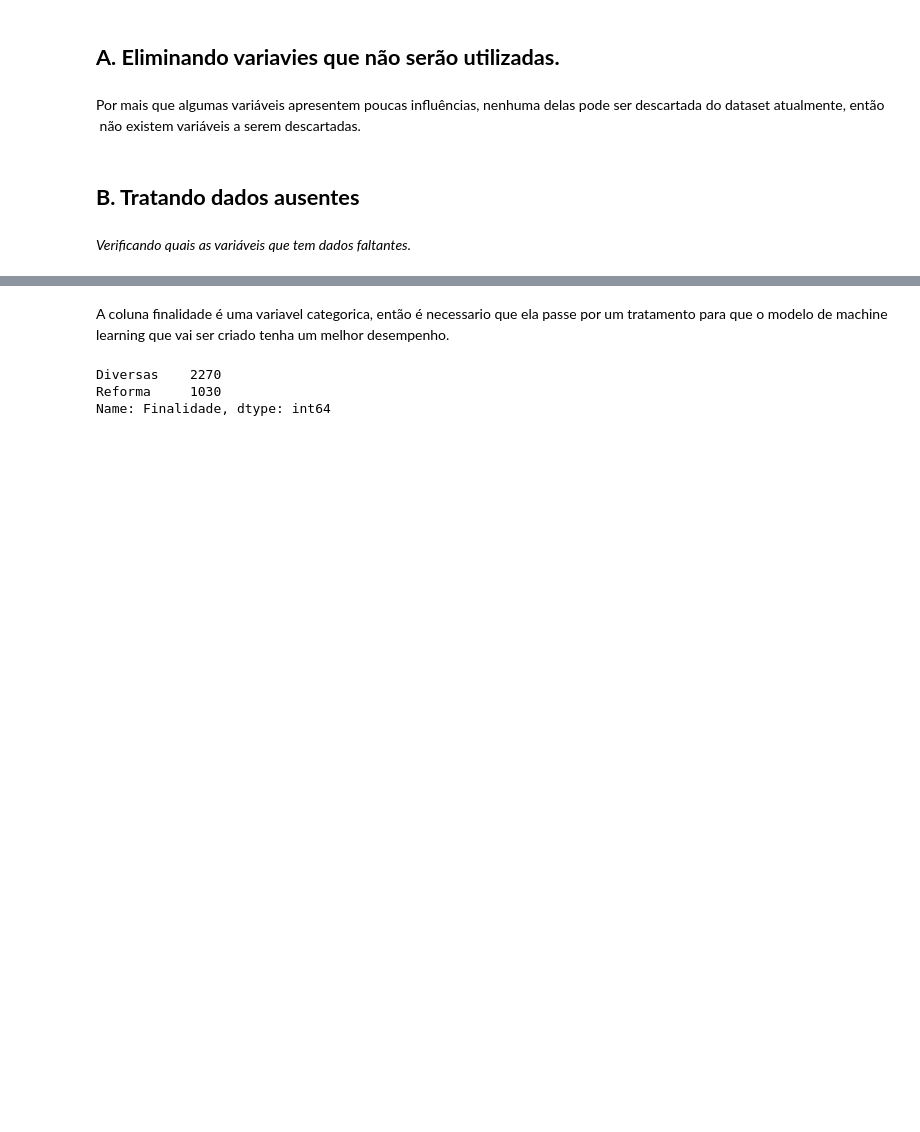
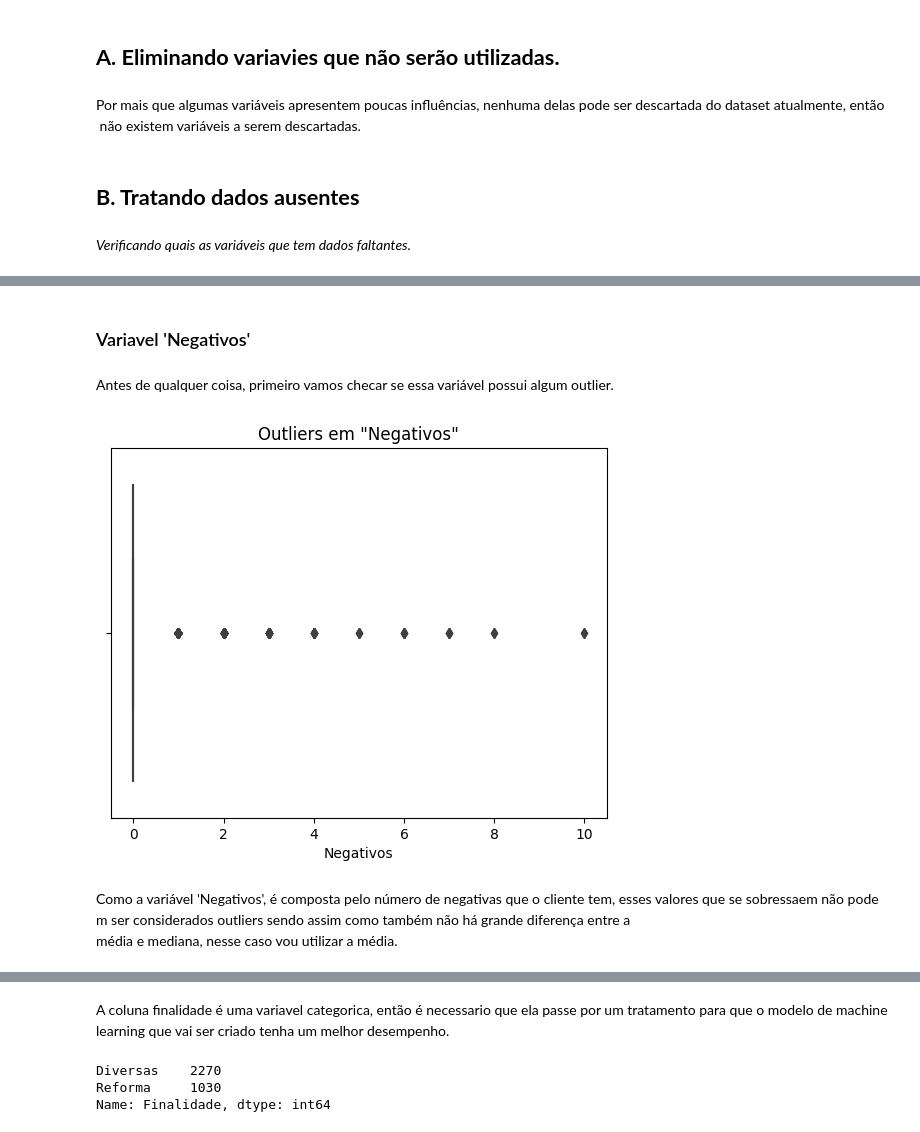
Before and after one commit to JosenildoJunior/Competicao_ML, a Jupyter notebook: 11ª_CompeticaoFLAI.ipynb, the cells around one changed output, grey strips where cells are left out. Saved outputs shown, nothing was run; the diff lists cells and outputs as text; code cells hidden in the pictures; blank space fills up the shorter version.

```diff
--- a/11ª_CompeticaoFLAI.ipynb
+++ b/11ª_CompeticaoFLAI.ipynb
@@ -404,0 +437,10 @@ percent_ausentes(df)
+# %% [markdown]
+### Variavel 'Negativos'
+# %% [markdown]
+Antes de qualquer coisa, primeiro vamos checar se essa variável possui algum outlier.
+# %%
+sns.boxplot(data = df, x = 'Negativos').set_title('Outliers em "Negativos"');
+# %% [output]
+[figure, added]
+# %% [markdown]
+Como a variável 'Negativos', é composta pelo número de negativas que o cliente tem, esses valores que se sobressaem não podem ser considerados outliers sendo assim como também não há grande diferença entre a média e mediana, nesse caso vou utilizar a média.
```
Also changed, not shown: parts of 27 cells of this notebook.
